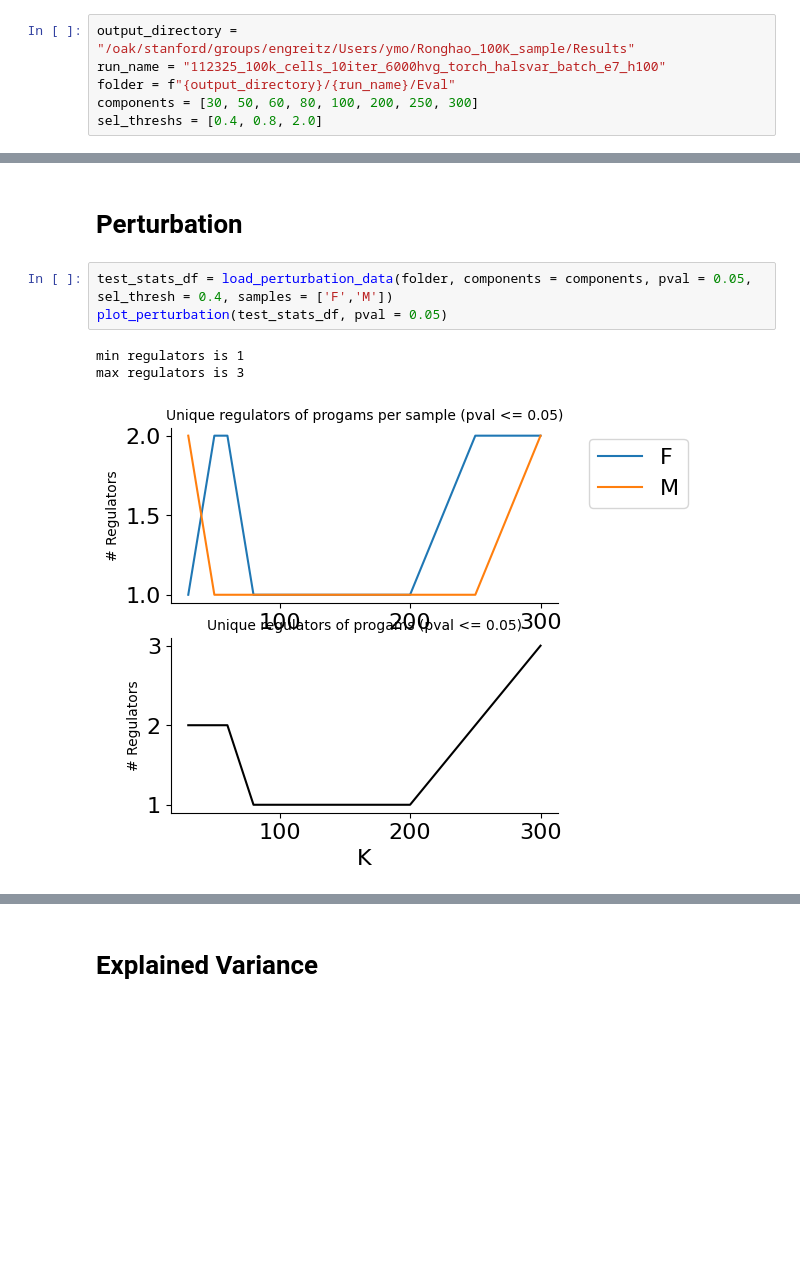
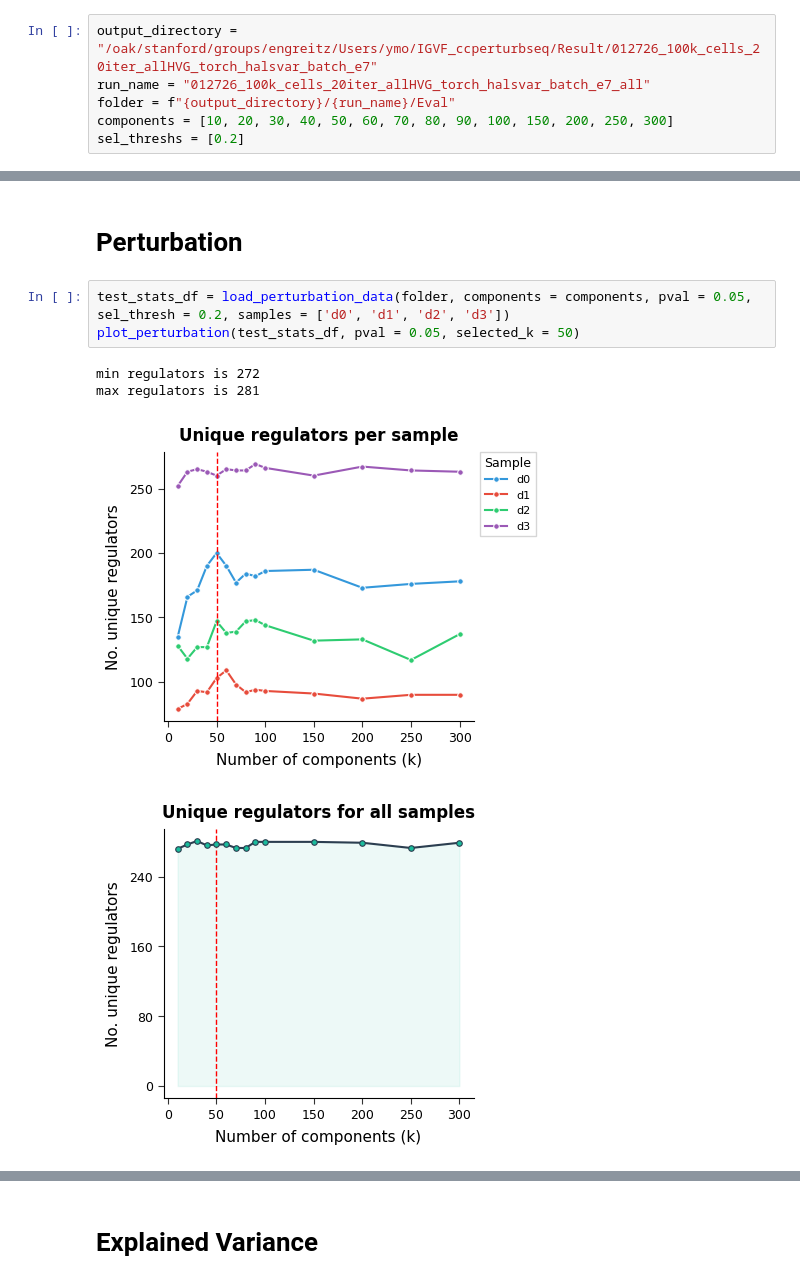
Before and after one commit to EngreitzLab/cNMF_benchmarking, a Jupyter notebook: cNMF_benchmarking_pipeline/Plotting/JupterNote_Version/cNMF_k_selection.ipynb, the cells around one changed output, grey strips where cells are left out. Drawn from its saved outputs; the diff is of its cells as text; blank space fills up the shorter version.

```diff
--- a/cNMF_benchmarking_pipeline/Plotting/JupterNote_Version/cNMF_k_selection.ipynb
+++ b/cNMF_benchmarking_pipeline/Plotting/JupterNote_Version/cNMF_k_selection.ipynb
@@ -31,9 +14,9 @@ traitlets.traitlets.TraitError: The '_control_lock' trait of an IPythonKernel in
 # %%
-output_directory = "/oak/stanford/groups/engreitz/Users/ymo/Ronghao_100K_sample/Results"
-run_name = "112325_100k_cells_10iter_6000hvg_torch_halsvar_batch_e7_h100"
+output_directory = "/oak/stanford/groups/engreitz/Users/ymo/IGVF_ccperturbseq/Result/012726_100k_cells_20iter_allHVG_torch_halsvar_batch_e7"
+run_name = "012726_100k_cells_20iter_allHVG_torch_halsvar_batch_e7_all"
 folder = f"{output_directory}/{run_name}/Eval"
-components = [30, 50, 60, 80, 100, 200, 250, 300]
-sel_threshs = [0.4, 0.8, 2.0]
+components = [10, 20, 30, 40, 50, 60, 70, 80, 90, 100, 150, 200, 250, 300]
+sel_threshs = [0.2]
 # %% [markdown]
 # Stability & Error
 # %%
@@ -83,9 +66,10 @@ max traits is 273
 # %% [markdown]
 # Perturbation
 # %%
-test_stats_df = load_perturbation_data(folder, components = components, pval = 0.05, sel_thresh = 0.4, samples = ['F','M'])
-plot_perturbation(test_stats_df, pval = 0.05)
+test_stats_df = load_perturbation_data(folder, components = components, pval = 0.05, sel_thresh = 0.2, samples = ['d0', 'd1', 'd2', 'd3'])
+plot_perturbation(test_stats_df, pval = 0.05, selected_k = 50)
 # %% [output]
-min regulators is 1
-max regulators is 3
+min regulators is 272
+max regulators is 281
-[figure, old version]
+[figure, new version]
+[figure, added]
```
Also changed, not shown: parts of 9 cells of this notebook, 8 other files.
